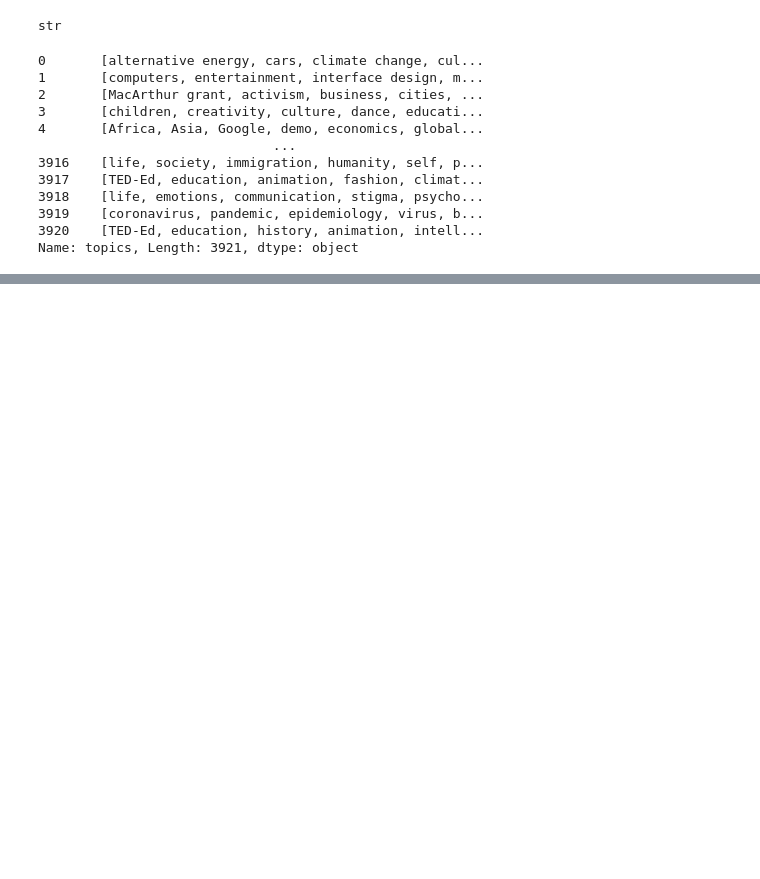
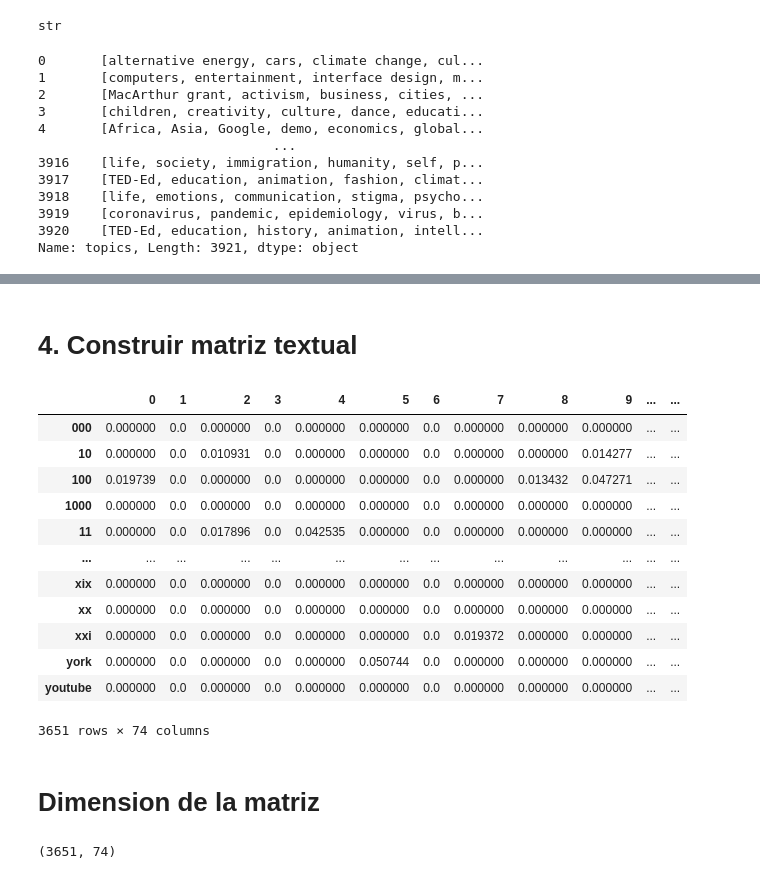
Before and after one commit to erzea1609/Proyectos-Algebra-lineal-avanzada, a Jupyter notebook: Proyecto 1/Proyecto Algebra.ipynb, the cells around one changed output, grey strips where cells are left out. Drawn from its saved outputs; the diff is of its cells as text; code cells hidden in the pictures; blank space fills up the shorter version.

```diff
--- a/Proyecto 1/Proyecto Algebra.ipynb
+++ b/Proyecto 1/Proyecto Algebra.ipynb
@@ -103,0 +122,7 @@ topicos[:223]
+# %%
+def quitar_tildes(texto):
+   # Normalizamos el texto
+    normalizado= unicodedata.normalize('NFKD', texto)
+
+    final = ''.join([letra for letra in normalizado if not unicodedata.combining(letra)])
+    return final
@@ -103,0 +163,12 @@ topicos[:223]
+# %%
+#Aplico lematizacion para reducir tamaño de matriz,lo que hace es que reduce la palabra a su forma base y asegura que sea válida
+modelo = spacy.load("es_core_news_sm")
+charla_final = []
+contador=0
+for charla in limpio :
+    if contador<1:
+        #Me pide string asi que junto todo
+        charla_unida = " ".join(charla)
+        doc = modelo(charla_unida)
+        lematizado =[token.lemma_ for token in doc]
+        charla_final.append(lematizado)
@@ -103,0 +204,6 @@ topicos[:223]
+# %%
+#Aplicamos TfidfVectorizer ,dejo las palabras que aparezcan en al menos 3 charlas
+tfid = TfidfVectorizer(min_df=3)
+#Como tfid acepta solo string ,unimos charlas
+charlas_unidas =[" ".join(charla) for charla in limpio]
+tfid_matriz = tfid.fit_transform(charlas_unidas)
@@ -103,0 +223,29 @@ topicos[:223]
+# %%
+#Transponemos la matriz para seguir normativa del curso,donde los documentosson las columnas y los terminos son las filas
+matriz_final = tfid_matriz.T
+# %% [markdown]
+# 4. Construir matriz textual
+# %%
+#Mostramos como se organiza la matriz
+df = pd.DataFrame(matriz_final.toarray(), index=tfid.get_feature_names_out())
+df
+# %% [output]
+|  | 0 | 1 | 2 | 3 | 4 | 5 | 6 | 7 | 8 | 9 | ... | ... |
+| 000 | 0.000000 | 0.0 | 0.000000 | 0.0 | 0.000000 | 0.000000 | 0.0 | 0.000000 | 0.000000 | 0.000000 | ... | ... |
+| 10 | 0.000000 | 0.0 | 0.010931 | 0.0 | 0.000000 | 0.000000 | 0.0 | 0.000000 | 0.000000 | 0.014277 | ... | ... |
+| 100 | 0.019739 | 0.0 | 0.000000 | 0.0 | 0.000000 | 0.000000 | 0.0 | 0.000000 | 0.013432 | 0.047271 | ... | ... |
+| 1000 | 0.000000 | 0.0 | 0.000000 | 0.0 | 0.000000 | 0.000000 | 0.0 | 0.000000 | 0.000000 | 0.000000 | ... | ... |
+| 11 | 0.000000 | 0.0 | 0.017896 | 0.0 | 0.042535 | 0.000000 | 0.0 | 0.000000 | 0.000000 | 0.000000 | ... | ... |
+| ... | ... | ... | ... | ... | ... | ... | ... | ... | ... | ... | ... | ... |
+| xix | 0.000000 | 0.0 | 0.000000 | 0.0 | 0.000000 | 0.000000 | 0.0 | 0.000000 | 0.000000 | 0.000000 | ... | ... |
+| xx | 0.000000 | 0.0 | 0.000000 | 0.0 | 0.000000 | 0.000000 | 0.0 | 0.000000 | 0.000000 | 0.000000 | ... | ... |
+| xxi | 0.000000 | 0.0 | 0.000000 | 0.0 | 0.000000 | 0.000000 | 0.0 | 0.019372 | 0.000000 | 0.000000 | ... | ... |
+| york | 0.000000 | 0.0 | 0.000000 | 0.0 | 0.000000 | 0.050744 | 0.0 | 0.000000 | 0.000000 | 0.000000 | ... | ... |
+| youtube | 0.000000 | 0.0 | 0.000000 | 0.0 | 0.000000 | 0.000000 | 0.0 | 0.000000 | 0.000000 | 0.000000 | ... | ... |
+3651 rows × 74 columns
+# %% [markdown]
+# Dimension de la matriz
+# %%
+df.shape
+# %% [output]
+(3651, 74)
```
Also changed, not shown: parts of 25 cells of this notebook.
